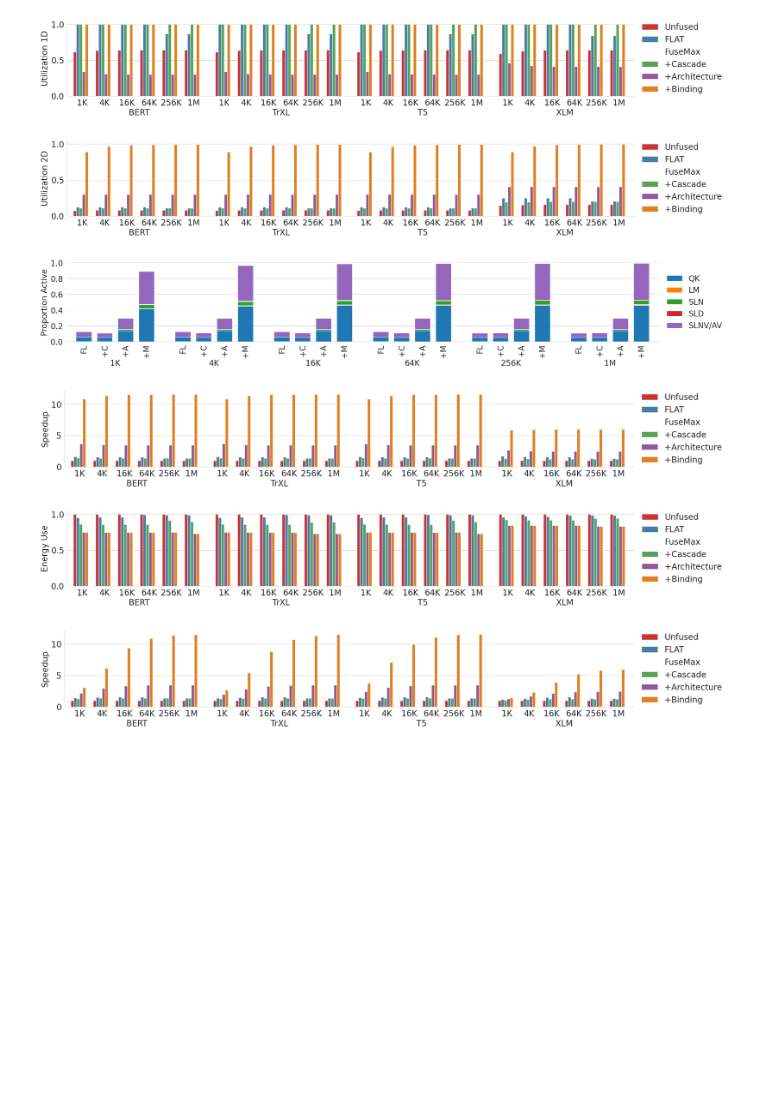
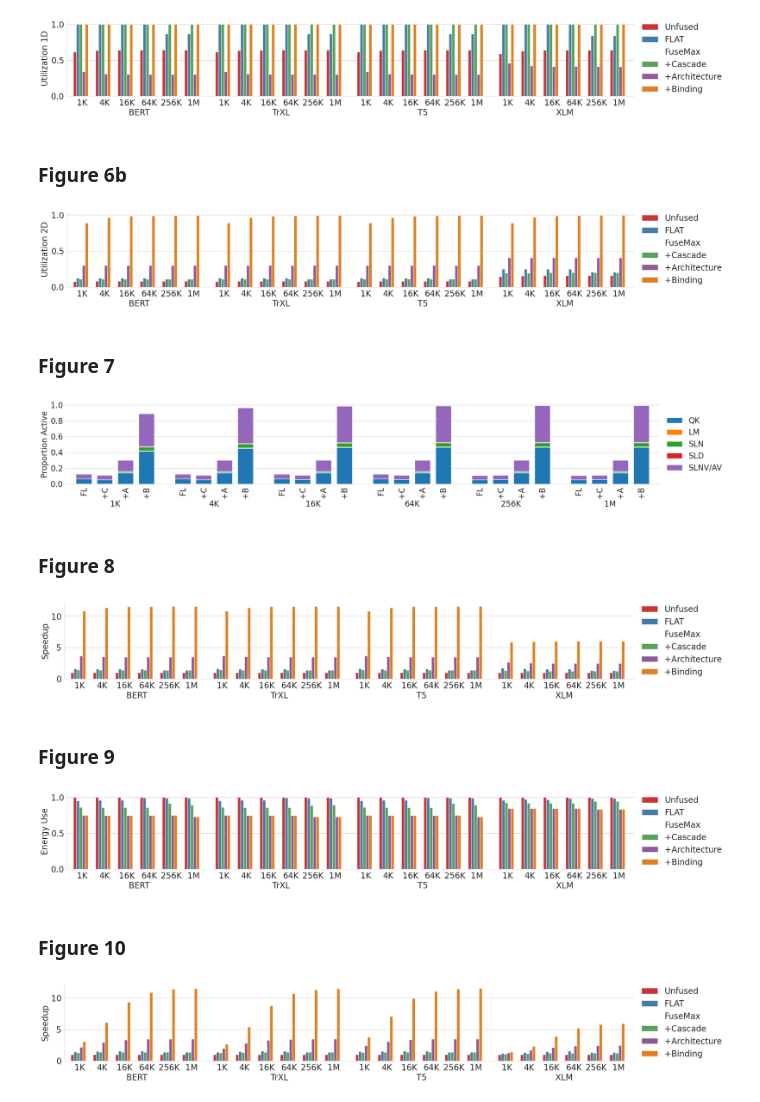
Before and after one commit to FPSG-UIUC/micro24-fusemax-artifact, a Jupyter notebook: notebooks/figs.ipynb, the cells around one changed output. Saved outputs shown, nothing was run; the diff lists cells and outputs as text; code cells hidden in the pictures; blank space fills up the shorter version.

Commit message:
Update README and text in figures notebook

```diff
--- a/notebooks/figs.ipynb
+++ b/notebooks/figs.ipynb
@@ -45,22 +75,32 @@ run.attn("mapping")
 graph.draw_bar_graph(graph.load_data("util_1d", pregenerated=pregenerated), "Utilization 1D", "fig6a")
 # %% [output]
 [figure]
+# %% [markdown]
+### Figure 6b
 # %%
 graph.draw_bar_graph(graph.load_data("util_2d", pregenerated=pregenerated), "Utilization 2D", "fig6b")
 # %% [output]
 [figure]
+# %% [markdown]
+### Figure 7
 # %%
-graph.draw_breakdown()
+graph.draw_breakdown(pregenerated=pregenerated)
 # %% [output]
-[figure, old version]
+[figure, new version]
+# %% [markdown]
+### Figure 8
 # %%
 graph.draw_bar_graph(graph.load_data("latency", data_cb=lambda a, u: u / a, pregenerated=pregenerated), "Speedup", "fig8")
 # %% [output]
 [figure]
+# %% [markdown]
+### Figure 9
 # %%
 graph.draw_bar_graph(graph.load_data("energy", data_cb=lambda a, u: a / u, pregenerated=pregenerated), "Energy Use", "fig9")
 # %% [output]
 [figure]
+# %% [markdown]
+### Figure 10
 # %%
 graph.draw_bar_graph(graph.load_data("latency", kernel="end2end", data_cb=lambda a, u: u / a, pregenerated=pregenerated), "Speedup", "fig10")
 # %% [output]
```
Also changed, not shown: parts of 12 cells of this notebook, 21 other files.
